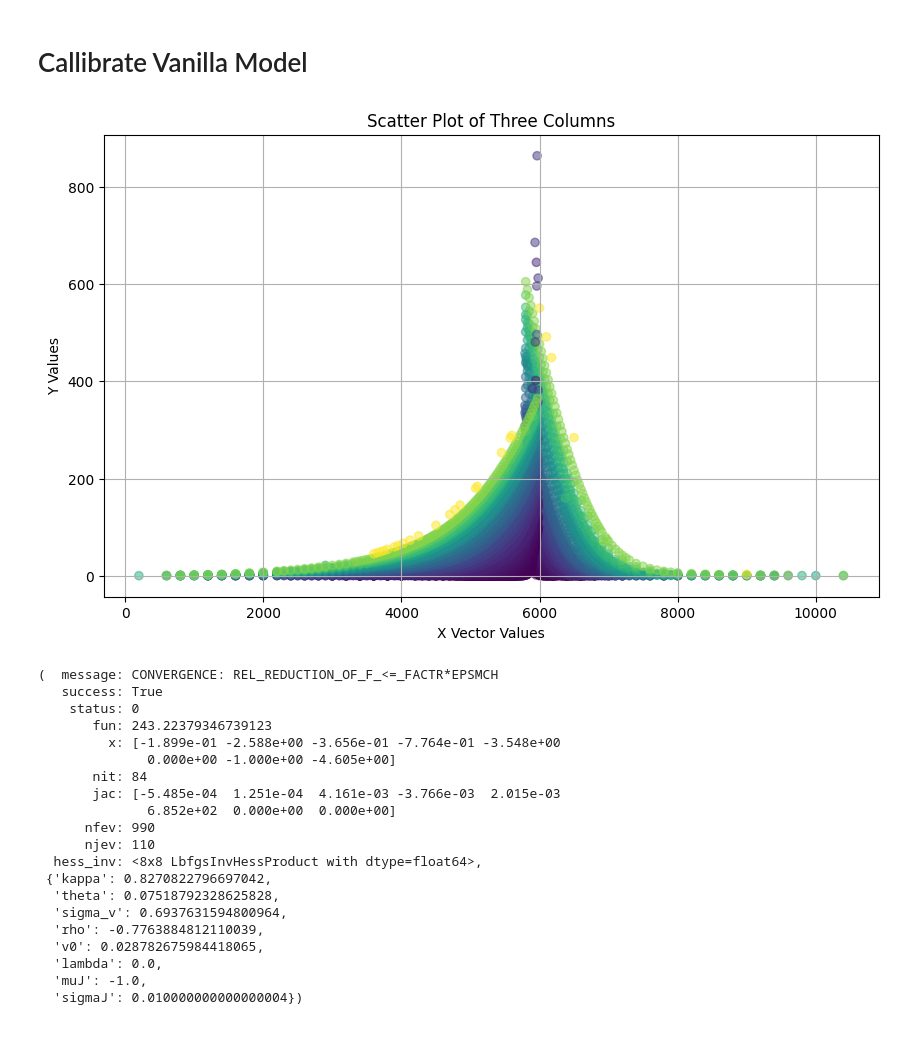
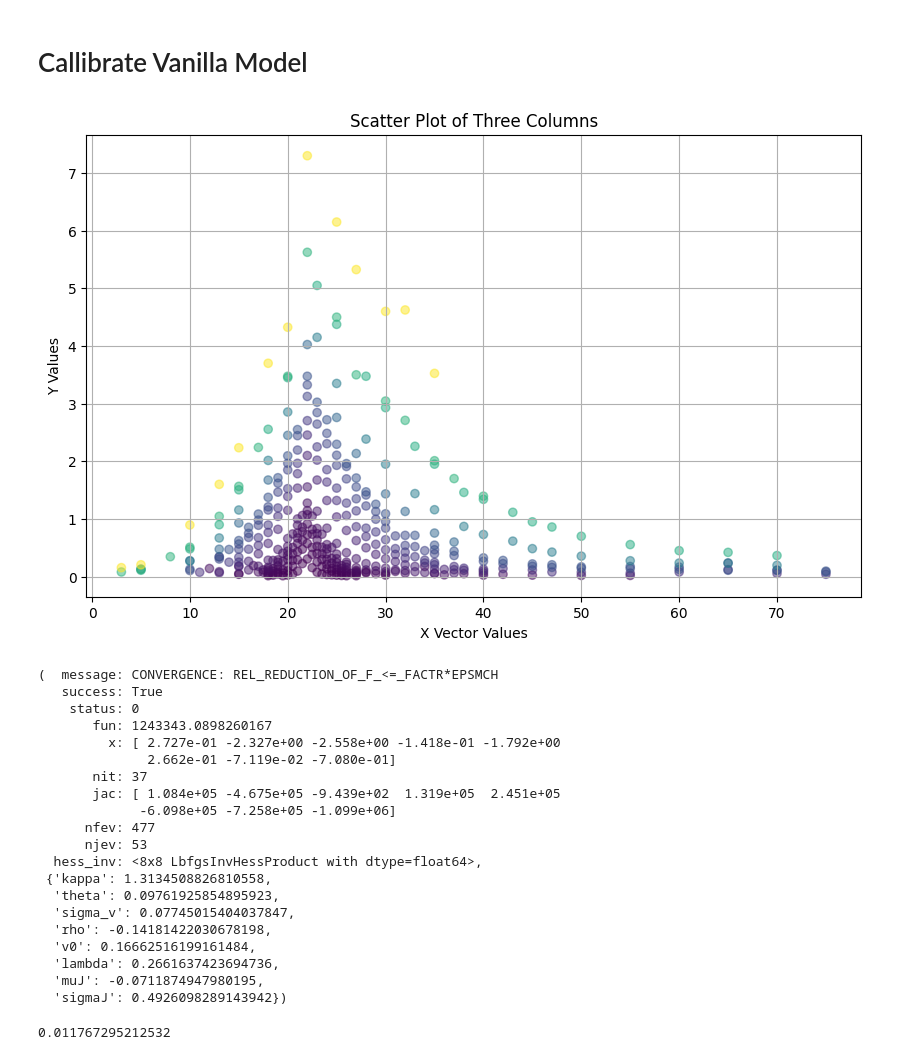
Before and after one commit to Naxzele/BonusCert, a Jupyter notebook: BonusCert.ipynb, the cells around one changed output. Saved outputs shown, nothing was run; the diff lists cells and outputs as text; code cells hidden in the pictures.

```diff
--- a/BonusCert.ipynb
+++ b/BonusCert.ipynb
@@ -51,22 +51,22 @@ q_term['q'] = 0.0
 # %% [markdown]
 ## Vanilla Options Data
 # %%
-S0=5886.55
+S0=21.6
 # %%
-# ticker = '^SPX'
+# ticker = 'INTC'
 # stock = yf.Ticker(ticker)
 
 # exp_dates = stock.options
 
 # import pickle
 
-# Save
-# with open('exp_dates_SPX.pkl', 'wb') as f:
+# # Save
+# with open('exp_dates_INTC.pkl', 'wb') as f:
 #     pickle.dump(exp_dates, f)
 
 # # Load
-# with open('exp_dates.pkl', 'rb') as f:
-#     loaded_dates = pickle.load(f)
+# with open('exp_dates_INTC.pkl', 'rb') as f:
+#     exp_dates = pickle.load(f)
 
 
 # # Initialize empty dataframes for calls and puts
@@ -84,11 +84,11 @@ S0=5886.55
 #     except Exception as e:
 #         print(f"Error with {date}: {e}")
 
-# all_calls.to_parquet('calls_SPX.parquet')
-# all_puts.to_parquet('puts_SPX.parquet')
+# all_calls.to_parquet('calls_INTC.parquet')
+# all_puts.to_parquet('puts_INTC.parquet')
 
-all_calls = pd.read_parquet('calls_SPX.parquet')
-all_puts = pd.read_parquet('puts_SPX.parquet')
+all_calls = pd.read_parquet('calls_INTC.parquet')
+all_puts = pd.read_parquet('puts_INTC.parquet')
 # %%
 all_cals_clean = all_calls[(all_calls['bid']!=0) & (all_calls['ask']!=0) & (all_calls['bid'].notna()) & (all_calls['ask'].notna())].copy()
 all_puts_clean = all_puts[(all_puts['bid']!=0) & (all_puts['ask']!=0) & (all_puts['bid'].notna()) & (all_puts['ask'].notna())].copy()
@@ -103,8 +103,8 @@ all_puts_clean = all_puts_clean.rename(columns={"strike": "K"})
 all_puts_clean['puts'] = (all_puts_clean['bid'] + all_puts_clean['ask'])/2
 all_cals_clean['calls'] = (all_cals_clean['bid'] + all_cals_clean['ask'])/2
 # %%
-all_puts_clean = all_puts_clean[all_puts_clean['K']<=(S0+100)].copy()
-all_cals_clean = all_cals_clean[all_cals_clean['K']>=(S0-100)].copy()
+all_puts_clean = all_puts_clean[all_puts_clean['K']<(S0)].copy()
+all_cals_clean = all_cals_clean[all_cals_clean['K']>=(S0)].copy()
 
 # all_puts_clean = all_puts_clean[all_puts_clean['volume']<=5]
 # all_cals_clean = all_cals_clean[all_cals_clean['volume']>=5]
@@ -139,18 +139,18 @@ params_BATES = {'kappa':0.4963,
 # %%
 plt.figure(figsize=(10, 6))
 
-all_cals_clean_exp = all_cals_clean[all_cals_clean['T']<=1.5]
-all_puts_clean_exp = all_puts_clean[all_puts_clean['T']<=1.5]
+all_cals_clean_exp = all_cals_clean[all_cals_clean['T']<=10]
+all_puts_clean_exp = all_puts_clean[all_puts_clean['T']<=10]
 
 plt.scatter(all_cals_clean_exp['K'], all_cals_clean_exp['calls'], alpha=0.5, marker='o', c=all_cals_clean_exp['T'], cmap='viridis')
 plt.scatter(all_puts_clean_exp['K'], all_puts_clean_exp['puts'], alpha=0.5, marker='o', c=all_puts_clean_exp['T'], cmap='viridis')
 
 # Add labels and legend
 plt.xlabel('X Vector Values')
 plt.ylabel('Y Values')
 plt.title('Scatter Plot of Three Columns')
 
 plt.grid(True)
 plt.show()
 # %% [output]
-[figure, old version]
+[figure, new version]
@@ -173,24 +173,28 @@ positive_only = ['kappa', 'theta', 'sigma_v', 'v0', 'sigmaJ']
 # %%
-modcab.calibrate(positive_only)
+modcab.calibrate(positive_only, weights=weight)
 # %% [output]
 (  message: CONVERGENCE: REL_REDUCTION_OF_F_<=_FACTR*EPSMCH
    success: True
     status: 0
-       fun: 243.22379346739123
-         x: [-1.899e-01 -2.588e+00 -3.656e-01 -7.764e-01 -3.548e+00
-              0.000e+00 -1.000e+00 -4.605e+00]
-       nit: 84
-       jac: [-5.485e-04  1.251e-04  4.161e-03 -3.766e-03  2.015e-03
-              6.852e+02  0.000e+00  0.000e+00]
-      nfev: 990
-      njev: 110
+       fun: 1243343.0898260167
+         x: [ 2.727e-01 -2.327e+00 -2.558e+00 -1.418e-01 -1.792e+00
+              2.662e-01 -7.119e-02 -7.080e-01]
+       nit: 37
+       jac: [ 1.084e+05 -4.675e+05 -9.439e+02  1.319e+05  2.451e+05
+             -6.098e+05 -7.258e+05 -1.099e+06]
+      nfev: 477
+      njev: 53
   hess_inv: <8x8 LbfgsInvHessProduct with dtype=float64>,
- {'kappa': 0.8270822796697042,
-  'theta': 0.07518792328625828,
-  'sigma_v': 0.6937631594800964,
-  'rho': -0.7763884812110039,
-  'v0': 0.028782675984418065,
-  'lambda': 0.0,
-  'muJ': -1.0,
-  'sigmaJ': 0.010000000000000004})
+ {'kappa': 1.3134508826810558,
+  'theta': 0.09761925854895923,
+  'sigma_v': 0.07745015404037847,
+  'rho': -0.14181422030678198,
+  'v0': 0.16662516199161484,
+  'lambda': 0.2661637423694736,
+  'muJ': -0.0711874947980195,
+  'sigmaJ': 0.4926098289143942})
+# %%
+modcab.error_function()
+# %% [output]
+0.011767295212532
 # %%
```
Also changed, not shown: parts of 13 cells of this notebook, 1 other file.
